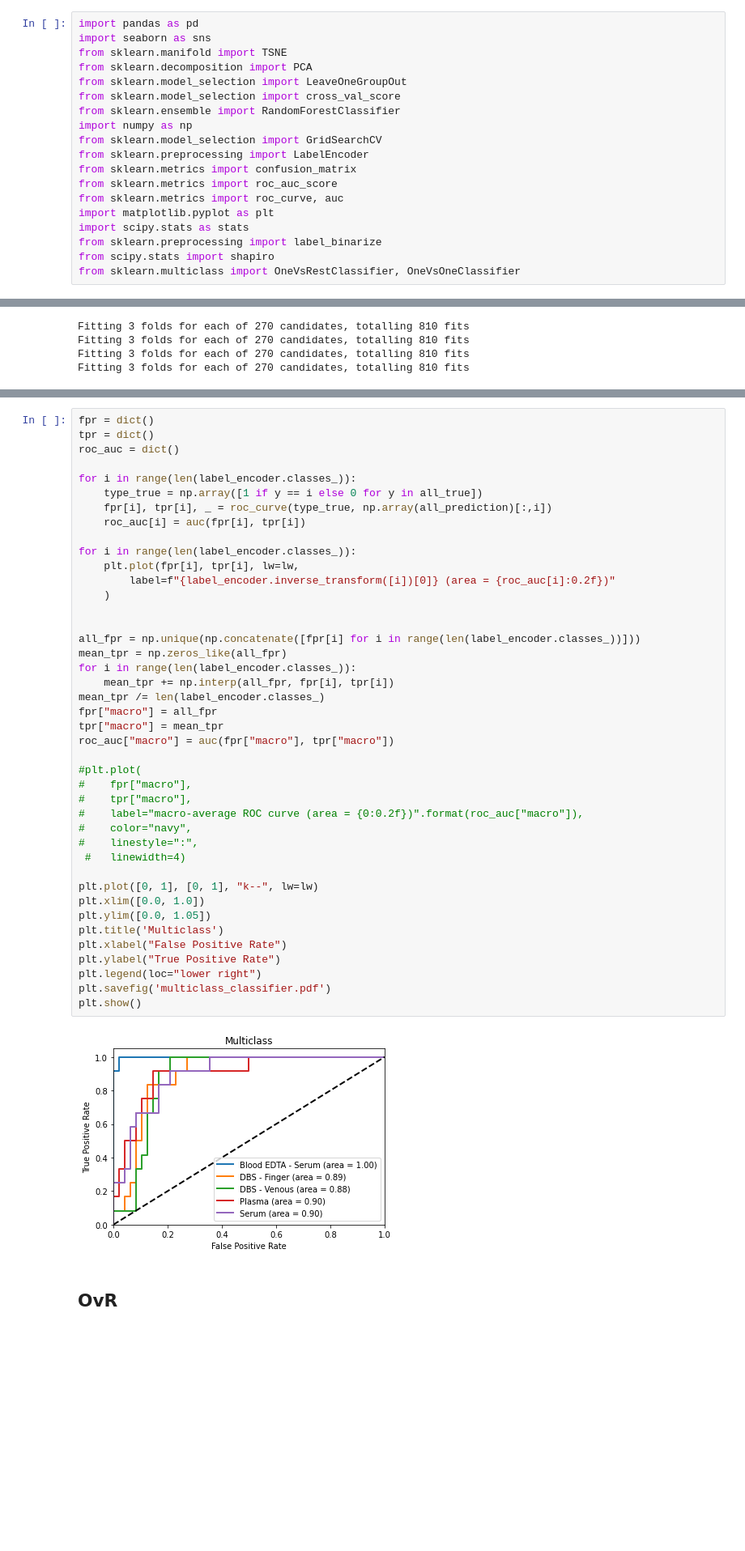
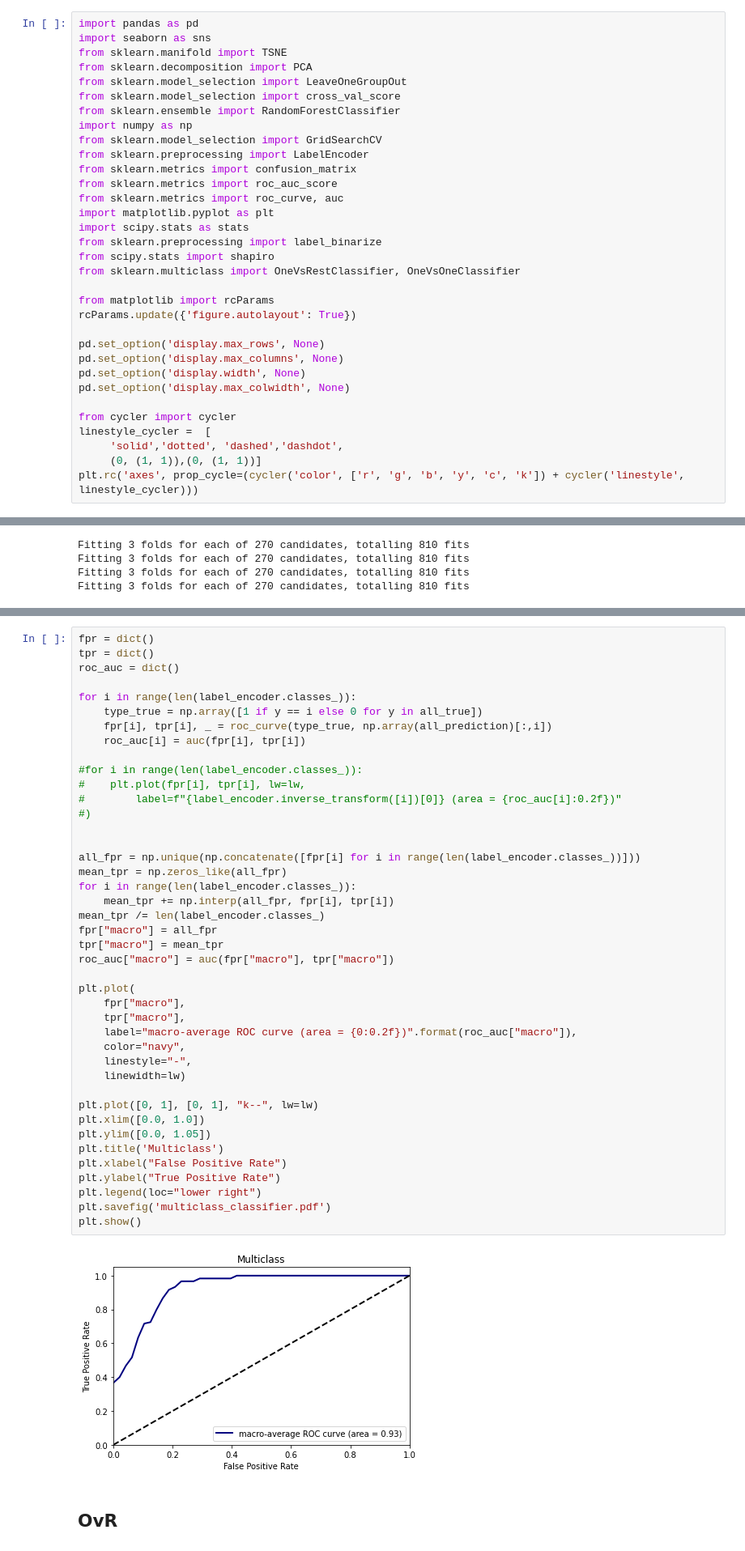
Before and after one commit to thauptmann/lipid_study, a Jupyter notebook: notebooks/data_analysis.ipynb, the cells around one changed output, grey strips where cells are left out. Shown at 81% size. Drawn from its saved outputs; the diff is of its cells as text; blank space fills up the shorter version.

```diff
--- a/notebooks/data_analysis.ipynb
+++ b/notebooks/data_analysis.ipynb
@@ -17,6 +17,20 @@ import scipy.stats as stats
 from sklearn.preprocessing import label_binarize
 from scipy.stats import shapiro
 from sklearn.multiclass import OneVsRestClassifier, OneVsOneClassifier
+
+from matplotlib import rcParams
+rcParams.update({'figure.autolayout': True})
+
+pd.set_option('display.max_rows', None)
+pd.set_option('display.max_columns', None)
+pd.set_option('display.width', None)
+pd.set_option('display.max_colwidth', None)
+
+from cycler import cycler
+linestyle_cycler =  [
+     'solid','dotted', 'dashed','dashdot',
+     (0, (1, 1)),(0, (1, 1))]
+plt.rc('axes', prop_cycle=(cycler('color', ['r', 'g', 'b', 'y', 'c', 'k']) + cycler('linestyle', linestyle_cycler)))
 # %% [markdown]
 ## Load lipid data
 # %%
@@ -254,45 +333,45 @@ fpr = dict()
 tpr = dict()
 roc_auc = dict()
 
 for i in range(len(label_encoder.classes_)):
     type_true = np.array([1 if y == i else 0 for y in all_true])
     fpr[i], tpr[i], _ = roc_curve(type_true, np.array(all_prediction)[:,i])
     roc_auc[i] = auc(fpr[i], tpr[i])
 
-for i in range(len(label_encoder.classes_)):
-    plt.plot(fpr[i], tpr[i], lw=lw,
-        label=f"{label_encoder.inverse_transform([i])[0]} (area = {roc_auc[i]:0.2f})"
-    )
+#for i in range(len(label_encoder.classes_)):
+#    plt.plot(fpr[i], tpr[i], lw=lw,
+#        label=f"{label_encoder.inverse_transform([i])[0]} (area = {roc_auc[i]:0.2f})"
+#)
 
 
 all_fpr = np.unique(np.concatenate([fpr[i] for i in range(len(label_encoder.classes_))]))
 mean_tpr = np.zeros_like(all_fpr)
 for i in range(len(label_encoder.classes_)):
     mean_tpr += np.interp(all_fpr, fpr[i], tpr[i])
 mean_tpr /= len(label_encoder.classes_)
 fpr["macro"] = all_fpr
 tpr["macro"] = mean_tpr
 roc_auc["macro"] = auc(fpr["macro"], tpr["macro"])
 
-#plt.plot(
-#    fpr["macro"],
-#    tpr["macro"],
-#    label="macro-average ROC curve (area = {0:0.2f})".format(roc_auc["macro"]),
-#    color="navy",
-#    linestyle=":",
- #   linewidth=4)
+plt.plot(
+    fpr["macro"],
+    tpr["macro"],
+    label="macro-average ROC curve (area = {0:0.2f})".format(roc_auc["macro"]),
+    color="navy",
+    linestyle="-",
+    linewidth=lw)
 
 plt.plot([0, 1], [0, 1], "k--", lw=lw)
 plt.xlim([0.0, 1.0])
 plt.ylim([0.0, 1.05])
 plt.title('Multiclass')
 plt.xlabel("False Positive Rate")
 plt.ylabel("True Positive Rate")
 plt.legend(loc="lower right")
 plt.savefig('multiclass_classifier.pdf')
 plt.show()
 # %% [output]
-[figure, old version]
+[figure, new version]
 # %% [markdown]
 ## OvR
 # %%
```
Also changed, not shown: parts of 33 cells of this notebook, 10 other files.
